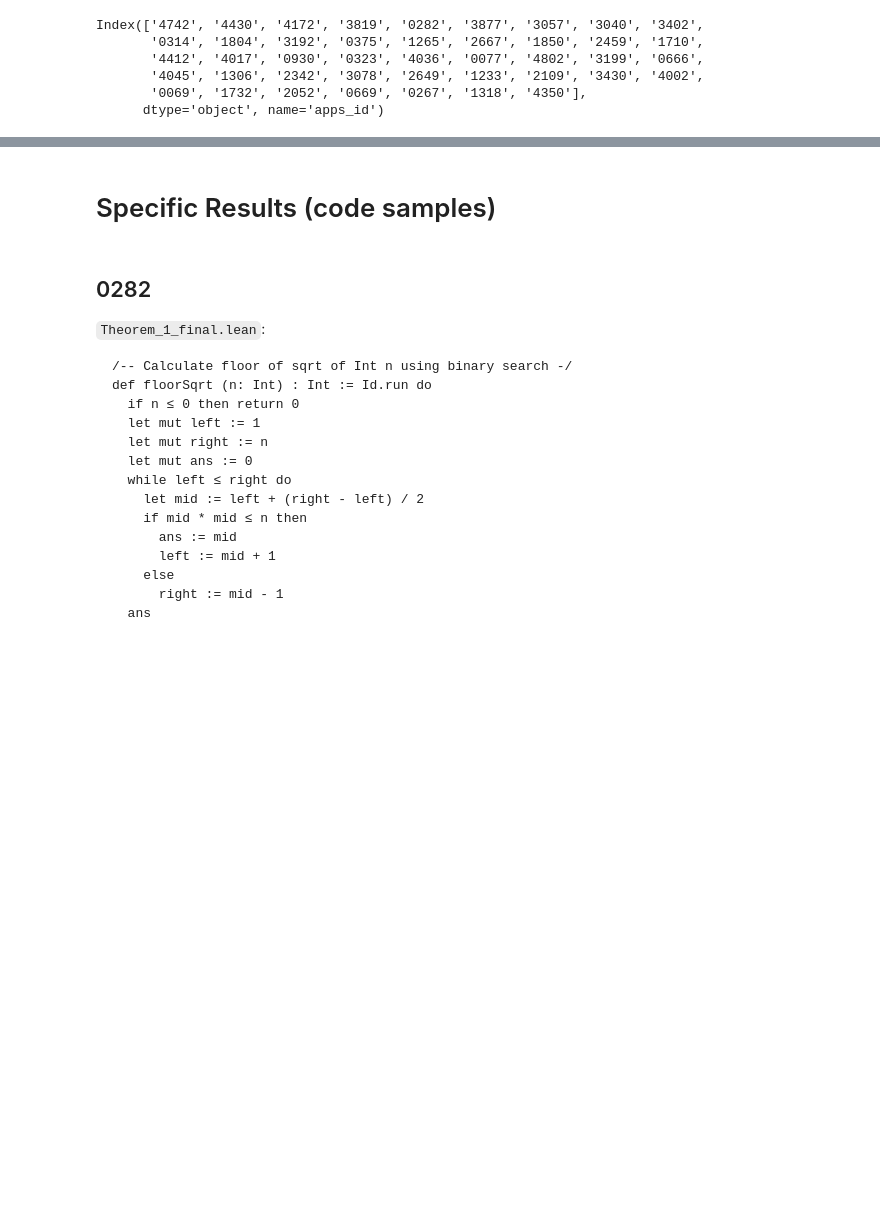
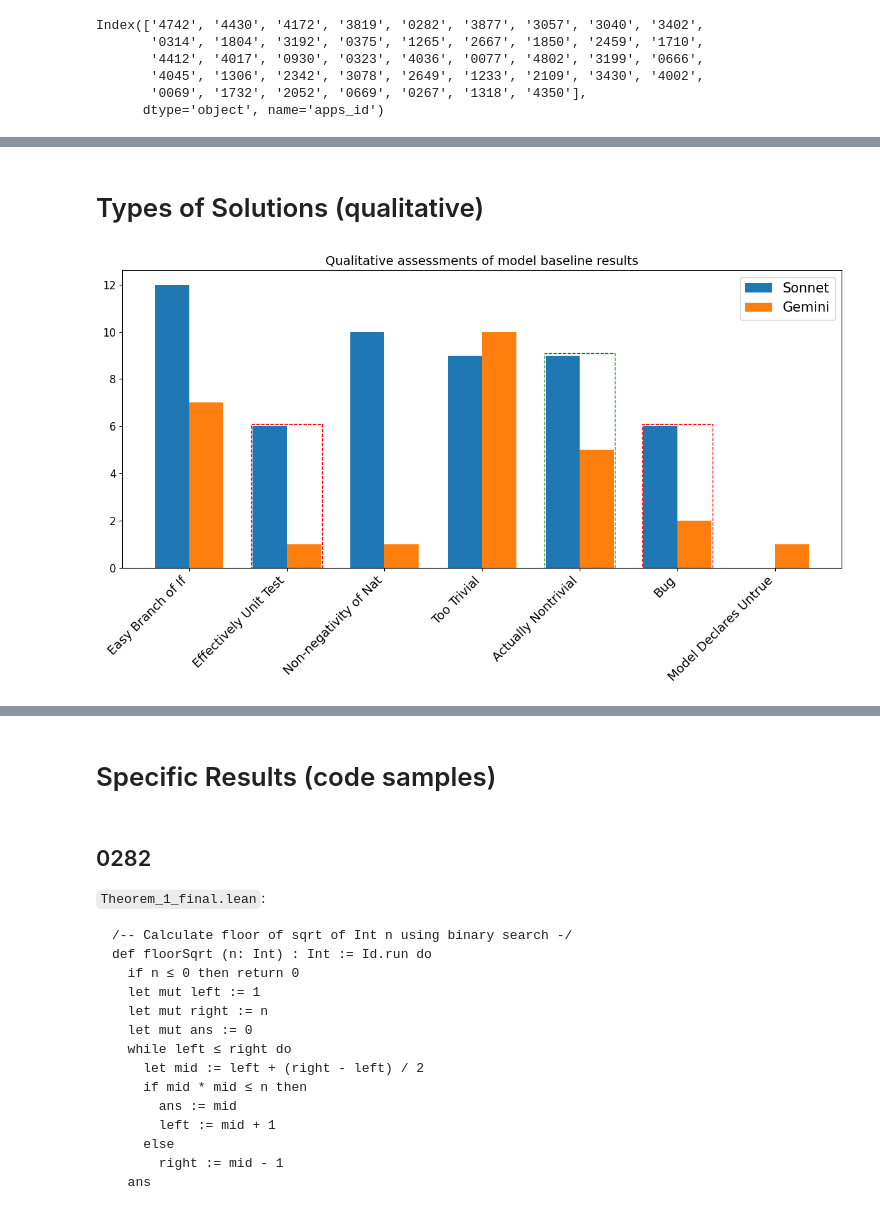
Before and after one commit to quinn-dougherty/fvapps, a Jupyter notebook: src/notebooks/baselines/observability.ipynb, the cells around one changed output, grey strips where cells are left out. Saved outputs shown, nothing was run; the diff lists cells and outputs as text; code cells hidden in the pictures; blank space fills up the shorter version.

```diff
--- a/src/notebooks/baselines/observability.ipynb
+++ b/src/notebooks/baselines/observability.ipynb
@@ -84,0 +181,46 @@ Index(['4742', '4430', '4172', '3819', '0282', '3877', '3057', '3040', '3402',
+# %% [markdown]
+# Types of Solutions (qualitative)
+# %%
+
+plt.figure(figsize=(12, 7))
+
+x = np.arange(len(sonnet_solns_types))
+width = 0.35
+
+plt.bar(x - width/2, [len(v) for v in sonnet_solns_types.values()], width, label='Sonnet')
+plt.bar(x + width/2, [len(v) for v in gemini_solns_types.values()], width, label='Gemini')
+
+# Green box around "actually_nontrivial"
+green_cat = "actually_nontrivial"
+idx = list(sonnet_solns_types.keys()).index(green_cat)
+sonnet_height = len(sonnet_solns_types[green_cat])
+gemini_height = len(gemini_solns_types[green_cat])
+max_height = max(sonnet_height, gemini_height)
+rect = plt.Rectangle((idx - width - 1e-2, 0), 2 * (width + 1e-2), max_height + 1e-1, fill=False, color='green', linestyle='--')
+plt.gca().add_patch(rect)
+
+for red_cat in ["effectively_unit_test", "bug"]:
+    idx = list(sonnet_solns_types.keys()).index(red_cat)
+    sonnet_height = len(sonnet_solns_types[red_cat])
+    gemini_height = len(gemini_solns_types[red_cat])
+    max_height = max(sonnet_height, gemini_height)
+    rect = plt.Rectangle((idx - width - 1e-2, 0), 2 * (width + 1e-2), max_height + 1e-1, fill=False, color='red', linestyle='--')
+    plt.gca().add_patch(rect)
+
+solns_types_labels = {
+    'easy_branch_of_if': 'Easy Branch of If',
+    'effectively_unit_test': 'Effectively Unit Test',
+    'apply_nat_zero_le': 'Non-negativity of Nat',
+    'too_trivial': 'Too Trivial',
+    'actually_nontrivial': 'Actually Nontrivial',
+    'bug': 'Bug',
+    'model_declares_untrue': 'Model Declares Untrue'
+}
+plt.xticks(x, [solns_types_labels[cat] for cat in sonnet_solns_types.keys()], rotation=45, ha='right', fontsize=14)
+plt.yticks(fontsize=12)
+plt.legend(fontsize=15)
+plt.title("Qualitative assessments of model baseline results", fontsize=14)
+plt.tight_layout()
+plt.savefig("qualitative_assessment_of_model_baseline_results.png")
+# %% [output]
+[figure, added]
```
Also changed, not shown: parts of 30 cells of this notebook, 11 other files.
